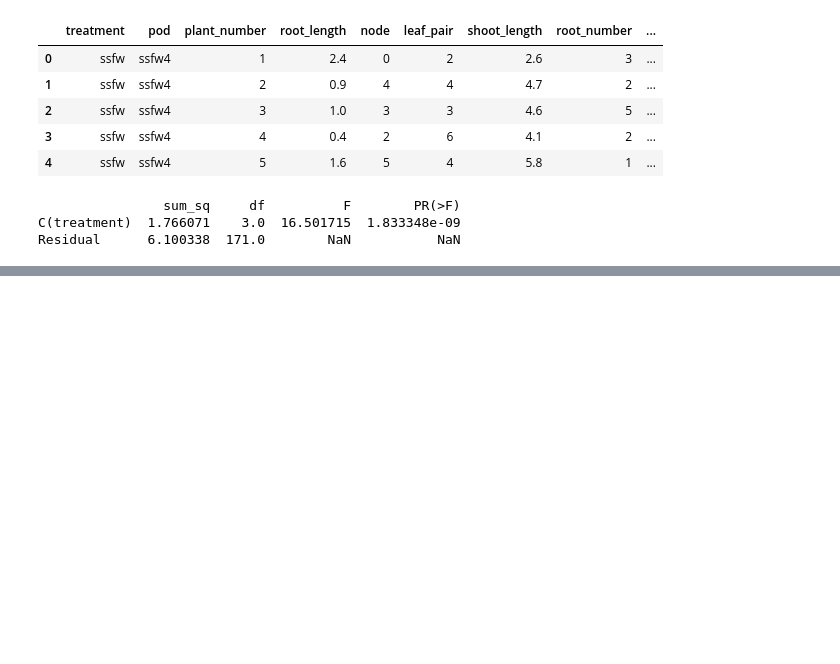
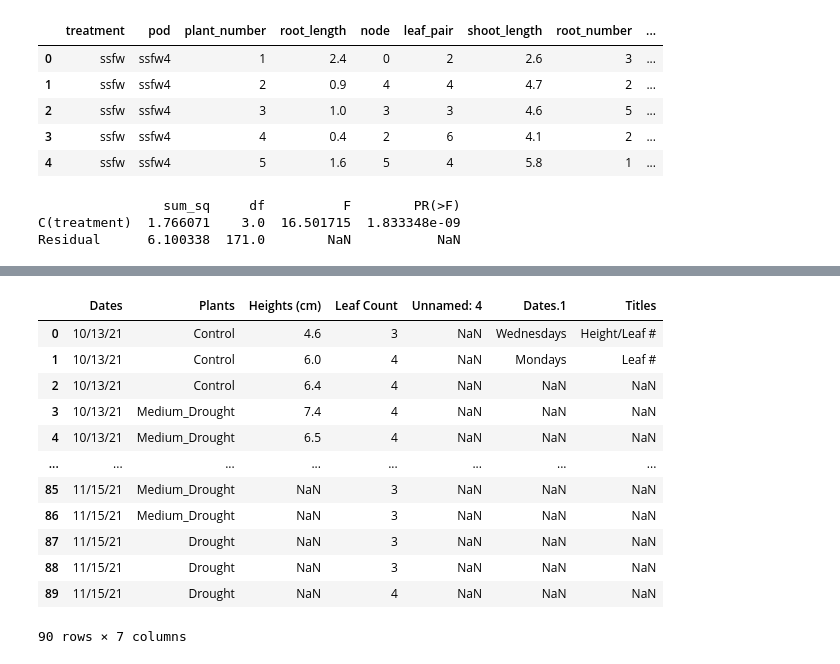
Before and after one commit to Travis-Simmons/Plant_A_P, a Jupyter notebook: figures.ipynb, the cells around one changed output, grey strips where cells are left out. Cells and saved outputs as stored; diff of their text form; code cells hidden in the pictures; blank space fills up the shorter version.

```diff
--- a/figures.ipynb
+++ b/figures.ipynb
@@ -313,0 +355,20 @@ Residual      6.100338  171.0        NaN           NaN
+# %%
+# weekly grouped by treatment
+
+weekly_data.loc[weekly_data['Plants'].str.startswith('C'), 'Plants'] = 'Control';final_day
+weekly_data.loc[weekly_data['Plants'].str.startswith('M'), 'Plants'] = 'Medium_Drought'
+weekly_data.loc[weekly_data['Plants'].str.startswith('D'), 'Plants'] = 'Drought';weekly_data
+# %% [output]
+|  | Dates | Plants | Heights (cm) | Leaf Count | Unnamed: 4 | Dates.1 | Titles |
+| 0 | 10/13/21 | Control | 4.6 | 3 | NaN | Wednesdays | Height/Leaf # |
+| 1 | 10/13/21 | Control | 6.0 | 4 | NaN | Mondays | Leaf # |
+| 2 | 10/13/21 | Control | 6.4 | 4 | NaN | NaN | NaN |
+| 3 | 10/13/21 | Medium_Drought | 7.4 | 4 | NaN | NaN | NaN |
+| 4 | 10/13/21 | Medium_Drought | 6.5 | 4 | NaN | NaN | NaN |
+| ... | ... | ... | ... | ... | ... | ... | ... |
+| 85 | 11/15/21 | Medium_Drought | NaN | 3 | NaN | NaN | NaN |
+| 86 | 11/15/21 | Medium_Drought | NaN | 3 | NaN | NaN | NaN |
+| 87 | 11/15/21 | Drought | NaN | 3 | NaN | NaN | NaN |
+| 88 | 11/15/21 | Drought | NaN | 3 | NaN | NaN | NaN |
+| 89 | 11/15/21 | Drought | NaN | 4 | NaN | NaN | NaN |
+90 rows × 7 columns
```
Also changed, not shown: parts of 10 cells of this notebook, 24 other files.
